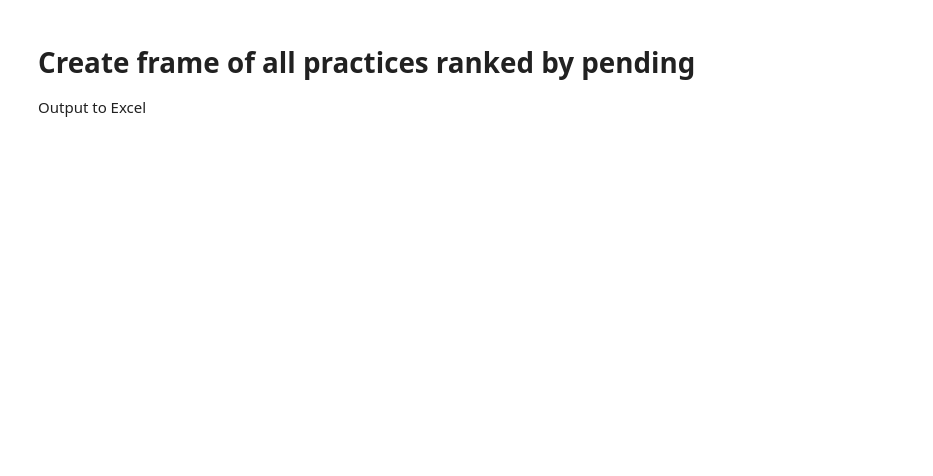
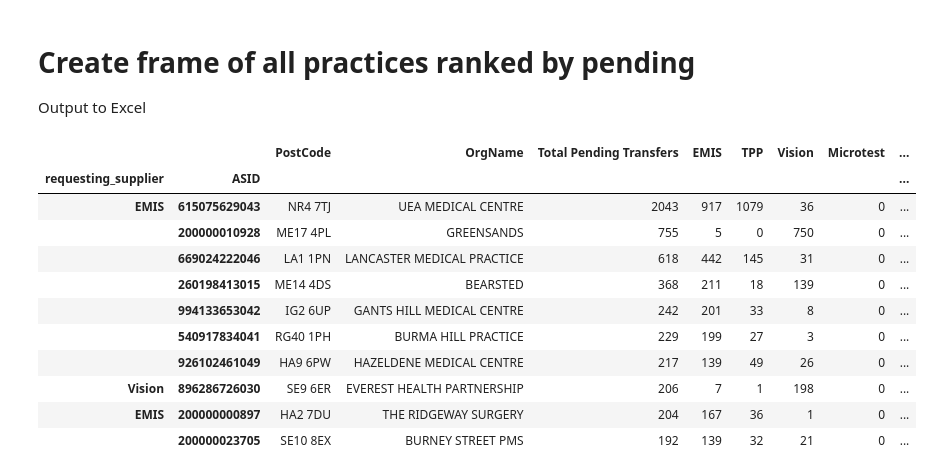
Before and after one commit to nhsconnect/prm-gp2gp-data-sandbox, a Jupyter notebook: notebooks/30-PRMT-1984--a-high-proportion-of-pending-transfers-are-caused-by-a-small-group-of-practices.ipynb, the cells around one changed output. Saved outputs shown, nothing was run; the diff lists cells and outputs as text; code cells hidden in the pictures; blank space fills up the shorter version.

Commit message:
PRMT-1985 [RJ] Cleared redundant code

```diff
--- a/notebooks/30-PRMT-1984--a-high-proportion-of-pending-transfers-are-caused-by-a-small-group-of-practices.ipynb
+++ b/notebooks/30-PRMT-1984--a-high-proportion-of-pending-transfers-are-caused-by-a-small-group-of-practices.ipynb
@@ -220,26 +189,39 @@ Output to Excel
 # %%
 # Total volume Pending by practice
 pending_transfers_supplier_pathways_pivot = pd.pivot_table(transfers_reduced_columns, index=["requesting_supplier", "requesting_practice_asid"], columns="sending_supplier", values="is_pending", aggfunc="sum").fillna(0)
 pending_transfers_for_supplier_pathways = pending_transfers_supplier_pathways_pivot.copy().astype(int)
 pending_transfers_for_supplier_pathways = pending_transfers_for_supplier_pathways.loc[:, ["EMIS","TPP","Vision","Microtest","Unknown"]]
 pending_transfers_for_supplier_pathways.insert(0, "Total Pending Transfers", pending_transfers_for_supplier_pathways.sum(axis=1))
 
 # Percentage Pending by practice
 pending_transfers_supplier_pathways_pivot_percentage = pd.pivot_table(transfers_reduced_columns, index=["requesting_supplier", "requesting_practice_asid"], columns="sending_supplier", values="is_pending", aggfunc="mean").fillna(0)
 pending_transfers_supplier_pathways_percentage = pending_transfers_supplier_pathways_pivot_percentage.copy().round(4).multiply(100)
 pending_transfers_supplier_pathways_percentage = pending_transfers_supplier_pathways_percentage.loc[:, ["EMIS","TPP","Vision","Microtest","Unknown"]]
 pending_transfers_supplier_pathways_percentage.columns = pending_transfers_supplier_pathways_percentage.columns + " %"
 
 # Join the two and clean up and re-organise the frame
 complete_pending_transfers_for_supplier_pathways = pd.concat([pending_transfers_for_supplier_pathways, pending_transfers_supplier_pathways_percentage], axis=1)
 complete_pending_transfers_for_supplier_pathways = complete_pending_transfers_for_supplier_pathways.sort_values(by="Total Pending Transfers", ascending=False)
 complete_pending_transfers_for_supplier_pathways = asid_lookup[["ASID", "PostCode", "OrgName"]].merge(complete_pending_transfers_for_supplier_pathways.reset_index(), right_on="requesting_practice_asid", left_on="ASID", how="right")
 complete_pending_transfers_for_supplier_pathways=complete_pending_transfers_for_supplier_pathways.drop('requesting_practice_asid',axis=1).set_index(['requesting_supplier','ASID'])#.insert(0,"Supplier",supplier)
 
 # Save to Excel
-complete_pending_transfers_for_supplier_pathways.to_excel('PRMT-1984 Pending Transfers all practices.xlsx')
+complete_pending_transfers_for_supplier_pathways.reset_index().to_excel('PRMT-1984 Pending Transfers all practices.xlsx')
 
 complete_pending_transfers_for_supplier_pathways.head(10)
+# %% [output]
+|  |  | PostCode | OrgName | Total Pending Transfers | EMIS | TPP | Vision | Microtest | ... |
+| requesting_supplier | ASID |  |  |  |  |  |  |  | ... |
+| EMIS | 615075629043 | NR4 7TJ | UEA MEDICAL CENTRE | 2043 | 917 | 1079 | 36 | 0 | ... |
+|  | 200000010928 | ME17 4PL | GREENSANDS | 755 | 5 | 0 | 750 | 0 | ... |
+|  | 669024222046 | LA1 1PN | LANCASTER MEDICAL PRACTICE | 618 | 442 | 145 | 31 | 0 | ... |
+|  | 260198413015 | ME14 4DS | BEARSTED | 368 | 211 | 18 | 139 | 0 | ... |
+|  | 994133653042 | IG2 6UP | GANTS HILL MEDICAL CENTRE | 242 | 201 | 33 | 8 | 0 | ... |
+|  | 540917834041 | RG40 1PH | BURMA HILL PRACTICE | 229 | 199 | 27 | 3 | 0 | ... |
+|  | 926102461049 | HA9 6PW | HAZELDENE MEDICAL CENTRE | 217 | 139 | 49 | 26 | 0 | ... |
+| Vision | 896286726030 | SE9 6ER | EVEREST HEALTH PARTNERSHIP | 206 | 7 | 1 | 198 | 0 | ... |
+| EMIS | 200000000897 | HA2 7DU | THE RIDGEWAY SURGERY | 204 | 167 | 36 | 1 | 0 | ... |
+|  | 200000023705 | SE10 8EX | BURNEY STREET PMS | 192 | 139 | 32 | 21 | 0 | ... |
 # %%
 # View Emis practices
 complete_pending_transfers_for_supplier_pathways.loc["EMIS"].head(10)
```
Also changed, not shown: parts of 14 cells of this notebook.
